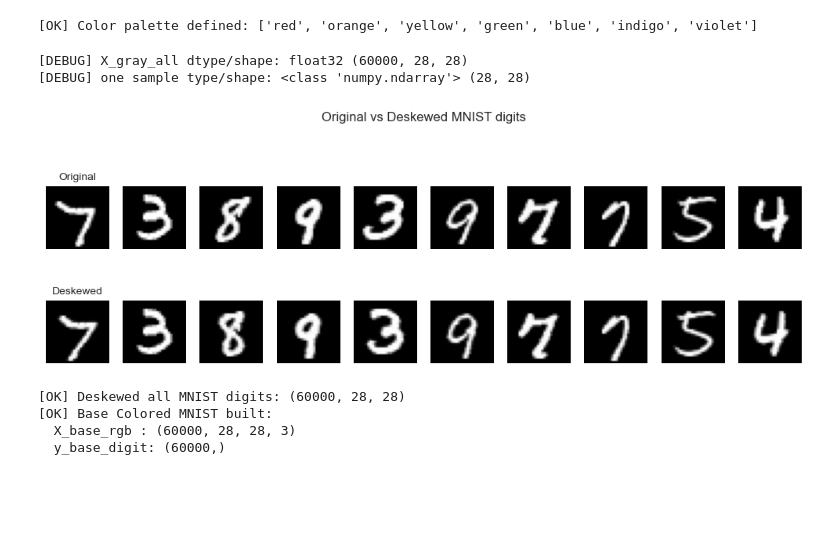
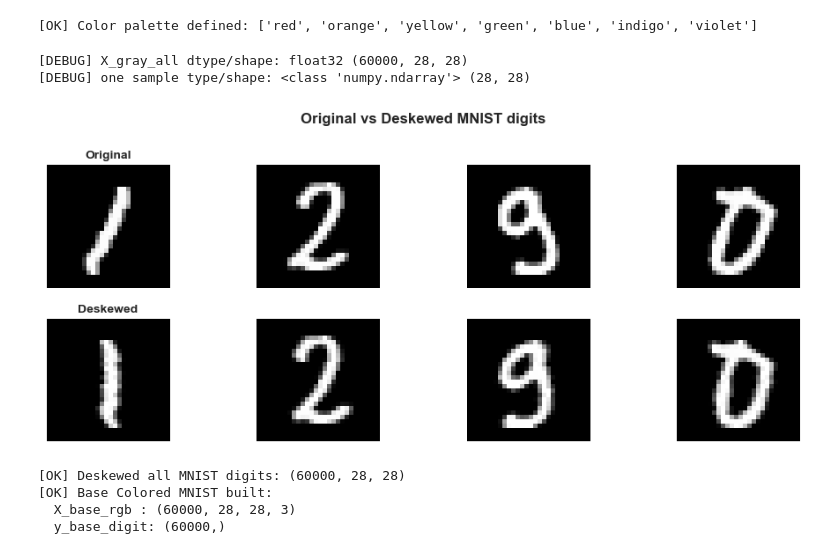
Before and after one commit to ML-SSU-2025/colored-mnist-classification, a Jupyter notebook: notebooks/01_preprocessing_colored_mnist.ipynb, the cells around one changed output. Drawn from its saved outputs; the diff is of its cells as text; code cells hidden in the pictures; blank space fills up the shorter version.

```diff
--- a/notebooks/01_preprocessing_colored_mnist.ipynb
+++ b/notebooks/01_preprocessing_colored_mnist.ipynb
@@ -243,39 +243,39 @@ def deskew(image_2d: np.ndarray, eps: float = 1e-4) -> np.ndarray:
 
 
 # Quick EDA: visualize Original vs Deskewed digits
-n_samples_to_show = 10  # number of digits to visualize
+n_samples_to_show = 4  # number of digits to visualize
 idxs = np.random.choice(len(X_gray_all), n_samples_to_show, replace=False)  # random indices
 
 print("[DEBUG] X_gray_all dtype/shape:", X_gray_all.dtype, X_gray_all.shape)
 
 plt.figure(figsize=(10, 4))
 for i, idx in enumerate(idxs):
     original = X_gray_all[idx]          # original digit
     if i == 0:  # print debug info for the first sample
         print("[DEBUG] one sample type/shape:", type(original), np.asarray(original).shape)
     fixed = deskew(original)            # deskewed digit
 
     # Top row: original
     plt.subplot(2, n_samples_to_show, i + 1)
     plt.imshow(original, cmap="gray")
     plt.axis("off")
     if i == 0:
-        plt.title("Original", fontsize=10)
+        plt.title("Original", fontsize=10, fontweight='bold')
 
     # Bottom row: deskewed
     plt.subplot(2, n_samples_to_show, i + 1 + n_samples_to_show)
     plt.imshow(fixed, cmap="gray")
     plt.axis("off")
     if i == 0:
-        plt.title("Deskewed", fontsize=10)
+        plt.title("Deskewed", fontsize=10, fontweight='bold')
 
-plt.suptitle("Original vs Deskewed MNIST digits", fontsize=12)
+plt.suptitle("Original vs Deskewed MNIST digits", fontsize=12, fontweight='bold')
 plt.tight_layout()
 plt.show()
 # %% [output]
 [DEBUG] X_gray_all dtype/shape: float32 (60000, 28, 28)
 [DEBUG] one sample type/shape: <class 'numpy.ndarray'> (28, 28)
-[figure, old version]
+[figure, new version]
 # %%
 # ------------------------------------------------------------
 # [Cell 5] Colorization utilities
```
Also changed, not shown: parts of 7 cells of this notebook.
